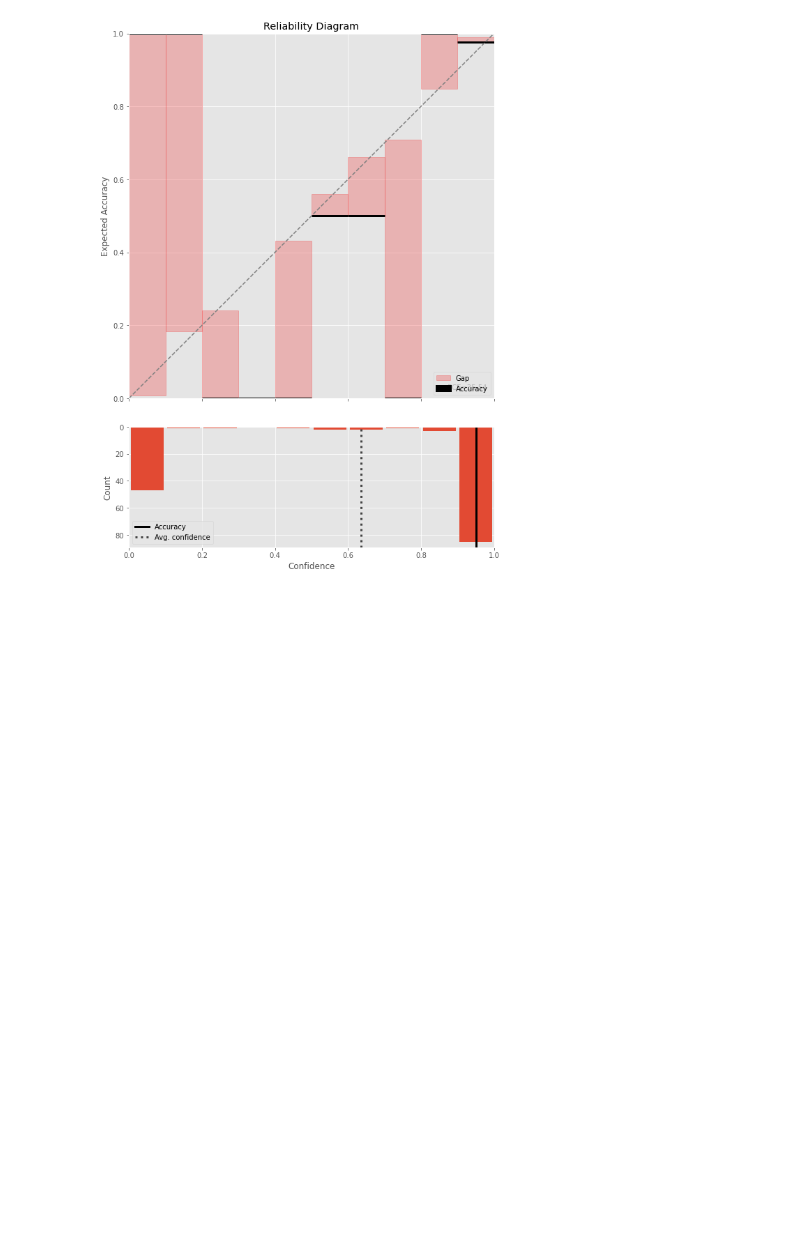
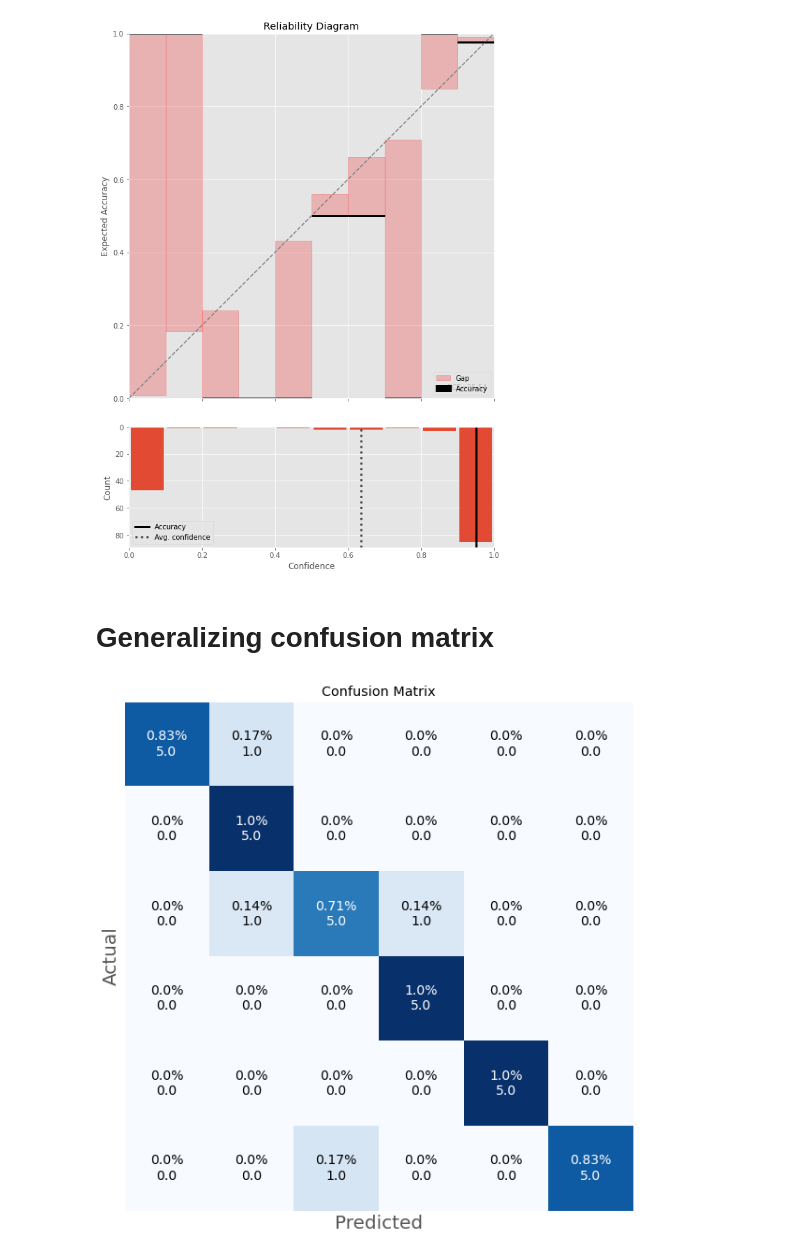
Before and after one commit to imanursar/Machine-Learning-Notes, a Jupyter notebook: Custom Function/Scoring Function.ipynb, the cells around one changed output. Drawn from its saved outputs; the diff is of its cells as text; code cells hidden in the pictures; blank space fills up the shorter version.

```diff
--- a/Custom Function/Scoring Function.ipynb
+++ b/Custom Function/Scoring Function.ipynb
@@ -93,3 +90,17 @@ ECE SCORE FOR benign = 0.048951
 scoring.reliability_diagram(y_test,pred_model[0],probs_model[0])
 # %% [output]
 [figure]
+# %% [markdown]
+# Generalizing confusion matrix
+# %%
+cf_matrix = np.asarray([
+                    [5,1,0,0,0,0],
+                    [0,5,0,0,0,0],
+                    [0,1,5,1,0,0],
+                    [0,0,0,5,0,0],
+                    [0,0,0,0,5,0],
+                    [0,0,1,0,0,5]])
+# %%
+gen_cfmatrix = scoring.generalize_cfmatrix(cf_matrix, 6,labels=None)
+# %% [output]
+[figure, added]
```
Also changed, not shown: parts of 4 cells of this notebook, 1 other file.
